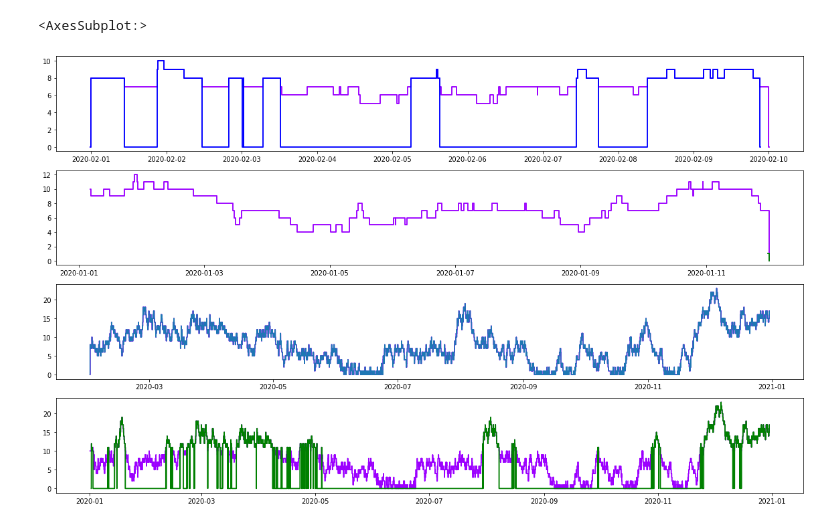
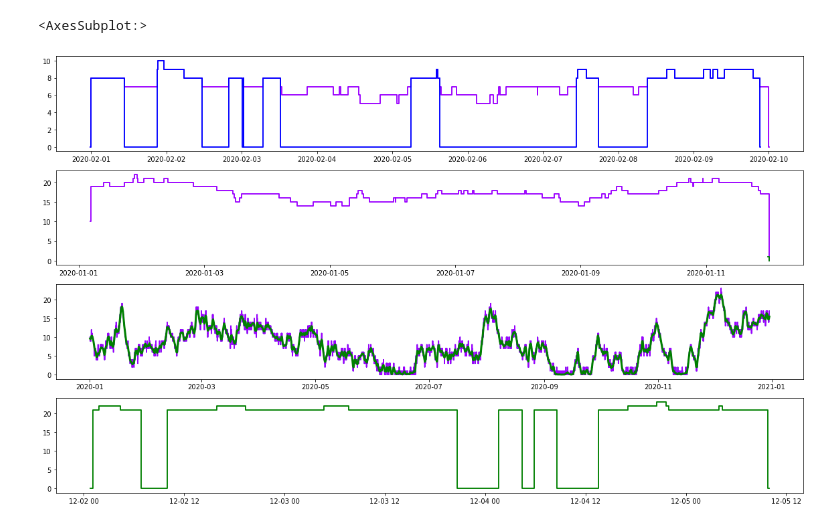
Before and after one commit to probability/topicmodelunderstanding, a Jupyter notebook: Notebooks/HotStepper.ipynb, the cells around one changed output. Drawn from its saved outputs; the diff is of its cells as text; code cells hidden in the pictures.

```diff
--- a/Notebooks/HotStepper.ipynb
+++ b/Notebooks/HotStepper.ipynb
@@ -34,37 +36,39 @@ v_ul_clip.plot(ax=ax[0])
 #(v_ul_clip.steps())[0].plot(ax=ax[0],color='blue')
 #ax[0].step(p,first_step(p),color='blue')
 #ax[0].step(p,(v_ul_clip<<timedelta(minutes=660))(p),color='g')
 
 #queue.clip(lower=pd.Timestamp(2020,2,1),upper=pd.Timestamp(2020,3,1)).plot(ax[0])
 
 #queue.clip(upper=pd.Timestamp(2020,1,12)).plot(ax[1])
 vclip2 = vsteps.clip(ubound=pd.Timestamp(2020,1,12))
 vclip2.plot(ax=ax[1])
 vclip2.normalise().plot(ax=ax[1],color='g')
 
 
-vsteps.clip(lbound=pd.Timestamp(2020,2,1)).plot(ax=ax[2])
-queue.clip(lower=pd.Timestamp(2020,2,1)).plot(ax[2])
+#vsteps.clip(lbound=pd.Timestamp(2020,2,1)).plot(ax=ax[2])
+#queue.clip(lower=pd.Timestamp(2020,2,1)).plot(ax[2])
 
-vsteps.plot(ax=ax[3])
+queue.plot(ax=ax[2])
+vsteps.plot(ax=ax[2])
+vsteps.smooth_plot(ax=ax[2],color='g',linewidth=3)
 #(vsteps).smooth_plot(ax=ax[3],color='r')
 #(vsteps>>pd.Timedelta(hours=11)).plot(method='function',ax=ax[3],color='g')
 ((vsteps>10)).plot(ax=ax[3],color='g')
 #+Step(weight=10,use_datetime=True)
 #print((v_ul_clip<<timedelta(minutes=660))(datetime(2020,2,1,6,0)))
 #ax[2].step(np.arange(len(vsteps[pd.Timestamp(2020,1,1):pd.Timestamp(2020,1,2):pd.Timedelta(minutes=10)])),vsteps[pd.Timestamp(2020,1,1):pd.Timestamp(2020,1,2):pd.Timedelta(minutes=10)])
 
 # print(queue.clip(lower=pd.Timestamp(2020,2,1),upper=pd.Timestamp(2020,3,1)).mean())
 # print((vsteps.clip(lbound=pd.Timestamp(2020,2,1),ubound=pd.Timestamp(2020,3,1))).mean())
 
 # print(queue.clip(upper=pd.Timestamp(2020,3,1)).mean())
 # print((vsteps.clip(ubound=pd.Timestamp(2020,3,1))).mean())
 
 # print(queue.clip(lower=pd.Timestamp(2020,2,1)).mean())
 # print(vsteps.clip(lbound=pd.Timestamp(2020,2,1)).mean())
 # %% [output]
 <AxesSubplot:>
-[figure, old version]
+[figure, new version]
 # %%
 
 vclip2.normalise().steps()
```
Also changed, not shown: parts of 16 cells of this notebook, 18 other files.
